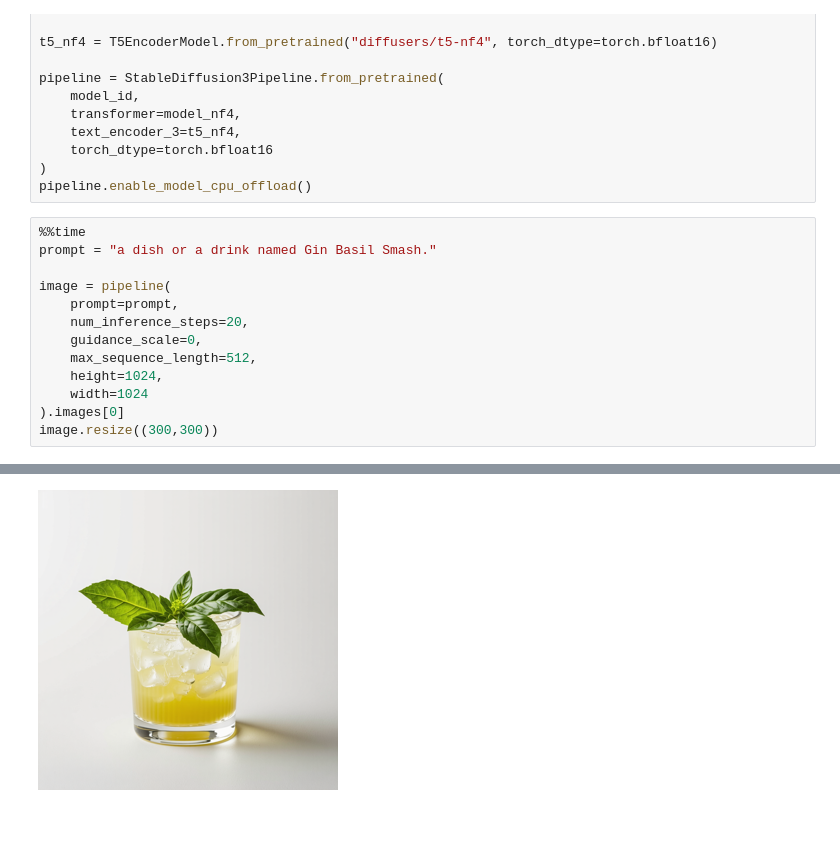
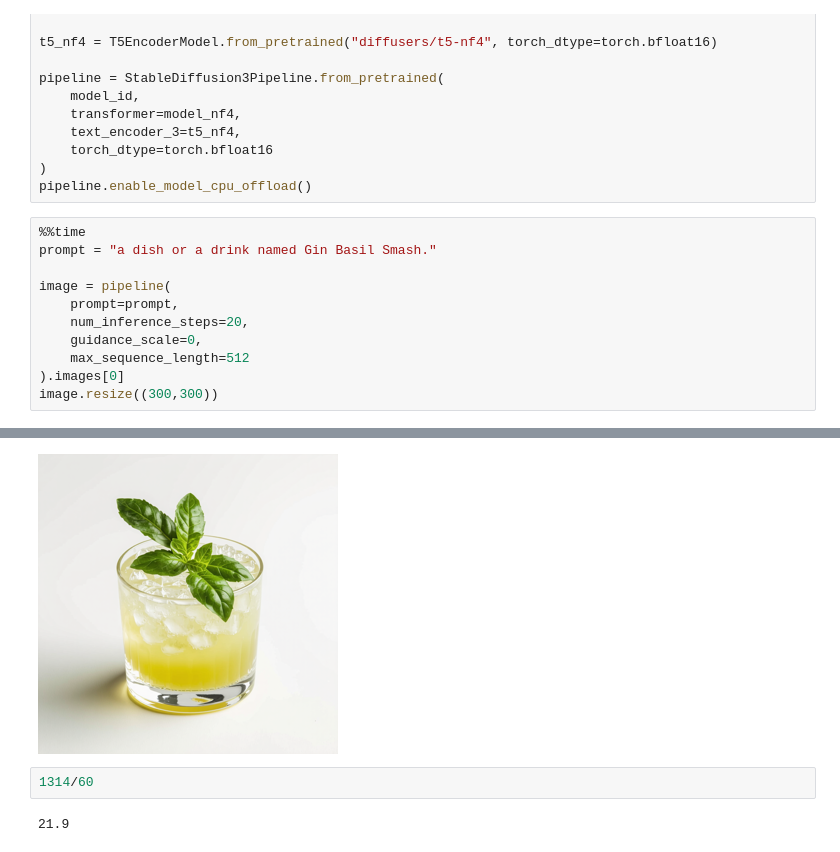
Before and after one commit to markote/MCV-C5-T5, a Jupyter notebook: Week5/stable-diffusion.ipynb, the cells around one changed output, grey strips where cells are left out. Cells and saved outputs as stored; diff of their text form; blank space fills up the shorter version.

```diff
--- a/Week5/stable-diffusion.ipynb
+++ b/Week5/stable-diffusion.ipynb
@@ -165,9 +175,7 @@ image = pipeline(
     prompt=prompt,
     num_inference_steps=20,
     guidance_scale=0,
-    max_sequence_length=512,
-    height=1024,
-    width=1024
+    max_sequence_length=512
 ).images[0]
 image.resize((300,300))
 # %% [output]
@@ -176,4 +184,8 @@ Wall time: 8.77 s
-[figure, old version]
+[figure, new version]
+# %%
+1314/60
+# %% [output]
+21.9
 # %%
 %%time
 # discarded titles: 438
```
Also changed, not shown: parts of 6 cells of this notebook, 2 other files.
